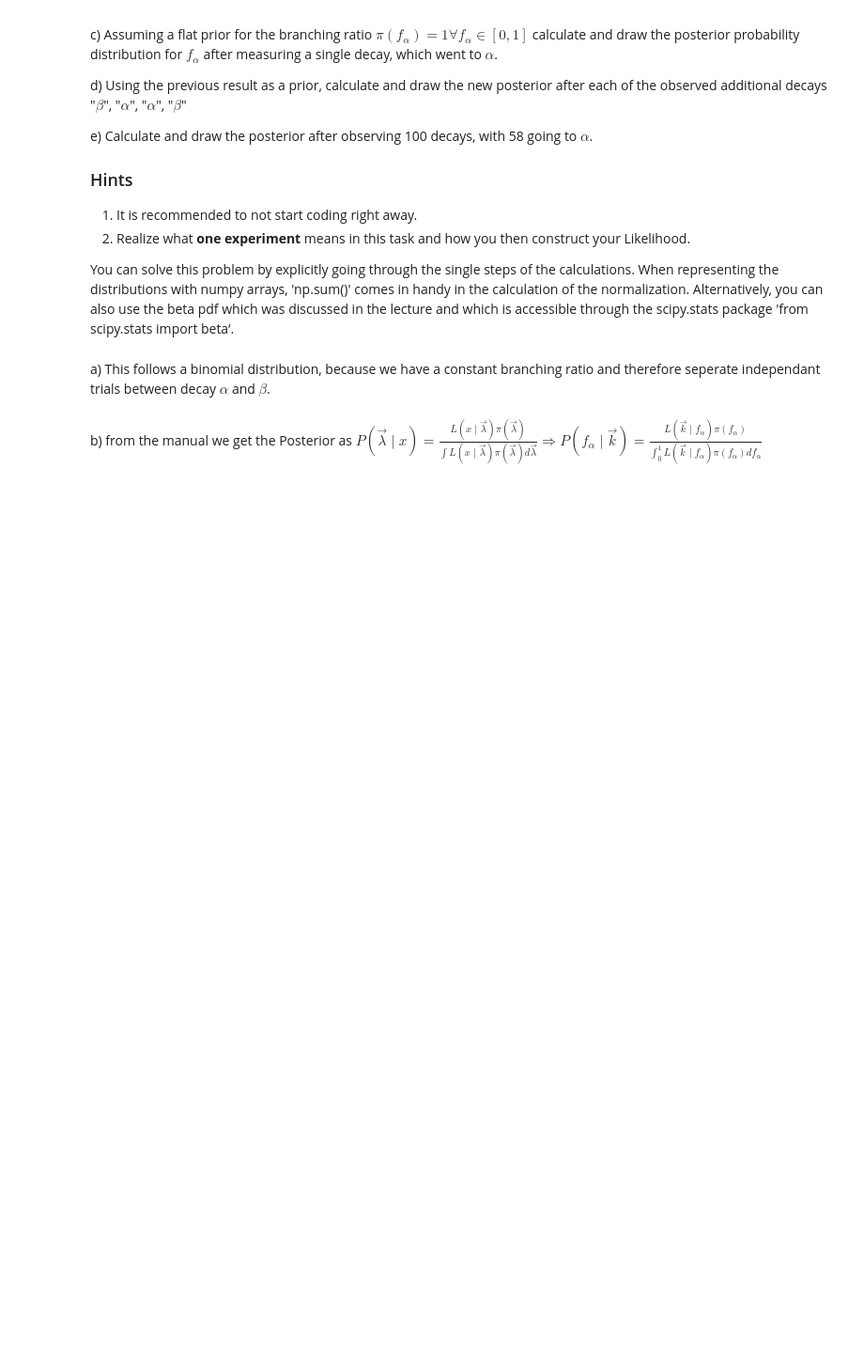
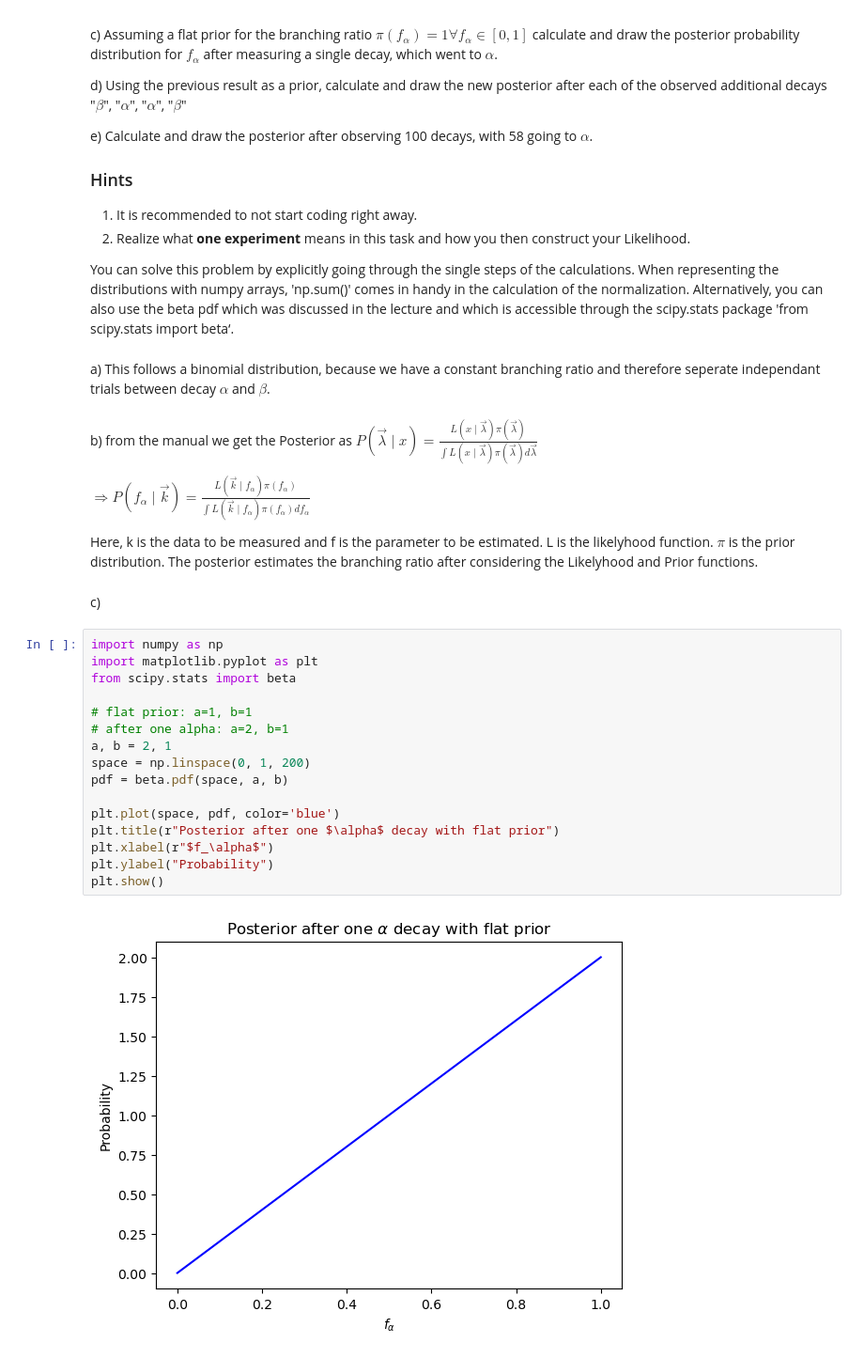
Before and after one commit to crispaceo/FP_S01, a Jupyter notebook: Till_S01_bayes_01.ipynb, the cells around one changed output. Shown at 94% size. Cells and saved outputs as stored; diff of their text form; blank space fills up the shorter version.

```diff
--- a/Till_S01_bayes_01.ipynb
+++ b/Till_S01_bayes_01.ipynb
@@ -31,4 +31,29 @@ You can solve this problem by explicitly going through the single steps of the c
 # %% [markdown]
 a) This follows a binomial distribution, because we have a constant branching ratio and therefore seperate independant trials between decay $\alpha$ and $\beta$.
 # %% [markdown]
-b) from the manual we get the Posterior as $P(\vec{\lambda} \mid x)=\frac{L(x \mid \vec{\lambda}) \pi(\vec{\lambda})}{\int L(x \mid \vec{\lambda}) \pi(\vec{\lambda}) d \vec{\lambda}} \Rightarrow P\left(f_\alpha \mid \vec{k}\right)=\frac{L\left(\vec{k} \mid f_\alpha\right) \pi\left(f_\alpha\right)}{\int_0^1 L\left(\vec{k} \mid f_\alpha\right) \pi\left(f_\alpha\right) d f_\alpha} $
+b) from the manual we get the Posterior as $P(\vec{\lambda} \mid x)=\frac{L(x \mid \vec{\lambda}) \pi(\vec{\lambda})}{\int L(x \mid \vec{\lambda}) \pi(\vec{\lambda}) d \vec{\lambda}}$
+
+$\Rightarrow P\left(f_\alpha \mid \vec{k}\right)=\frac{L\left(\vec{k} \mid f_\alpha\right) \pi\left(f_\alpha\right)}{\int L\left(\vec{k} \mid f_\alpha\right) \pi\left(f_\alpha\right) d f_\alpha} $
+
+Here, k is the data to be measured and f is the parameter to be estimated.
+L is the likelyhood function. $\pi$ is the prior distribution. The posterior estimates the branching ratio after considering the Likelyhood and Prior functions.
+# %% [markdown]
+c)
+# %%
+import numpy as np
+import matplotlib.pyplot as plt
+from scipy.stats import beta
+
+# flat prior: a=1, b=1
+# after one alpha: a=2, b=1
+a, b = 2, 1
+space = np.linspace(0, 1, 200)
+pdf = beta.pdf(space, a, b)
+
+plt.plot(space, pdf, color='blue')
+plt.title(r"Posterior after one $\alpha$ decay with flat prior")
+plt.xlabel(r"$f_\alpha$")
+plt.ylabel("Probability")
+plt.show()
+# %% [output]
+[figure, added]
```
Also changed, not shown: parts of 4 cells of this notebook.
